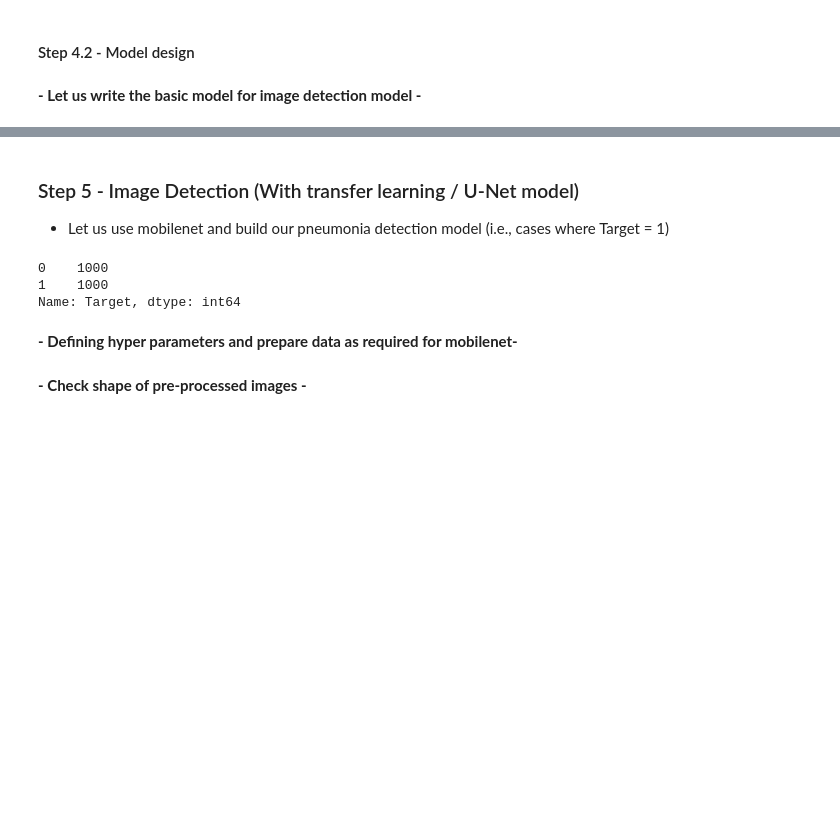
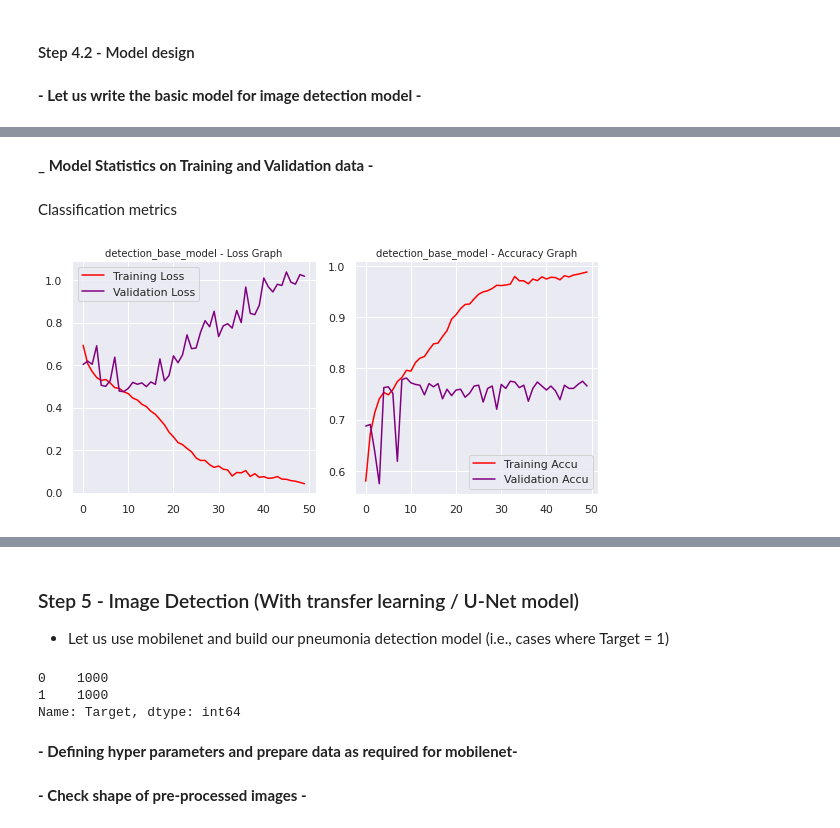
Before and after one commit to singhalgagan1/GreatLearningCapstoneProject, a Jupyter notebook: Practice/Karthik/Capstone_PneumoniaDetection_KarthikSanthanam.ipynb, the cells around one changed output, grey strips where cells are left out. Cells and saved outputs as stored; diff of their text form; code cells hidden in the pictures; blank space fills up the shorter version.

```diff
--- a/Practice/Karthik/Capstone_PneumoniaDetection_KarthikSanthanam.ipynb
+++ b/Practice/Karthik/Capstone_PneumoniaDetection_KarthikSanthanam.ipynb
@@ -1358,7 +1403,7 @@ tensorflow.random.set_seed(1)
 
 # import tensorflow.keras.layers.Input
 from tensorflow.keras.layers import Input
-from tensorflow.keras.optimizers import SGD
+from tensorflow.keras.optimizers import Adagrad
 
 def create_model():
 
@@ -1392,15 +1437,15 @@ def create_model():
     #Fully connected layer for Bounding Box detection (Regression)
     bb_reg = BatchNormalization()(flatten)
     bb_reg = Dense(256, activation='relu')(bb_reg)
-    bb_reg = Dropout(0.2)(bb_reg)
+    bb_reg = Dropout(0.5)(bb_reg)
 
     bb_reg = BatchNormalization()(bb_reg)
     bb_reg = Dense(128, activation='relu')(bb_reg)
-    bb_reg = Dropout(0.2)(bb_reg)
+    bb_reg = Dropout(0.5)(bb_reg)
 
     bb_reg = BatchNormalization()(bb_reg)
     bb_reg = Dense(64, activation='relu')(bb_reg)
-    bb_reg = Dropout(0.2)(bb_reg)
+    bb_reg = Dropout(0.5)(bb_reg)
 
     bb_reg = BatchNormalization()(bb_reg)
     bb_reg = Dense(32, activation='relu')(bb_reg)
@@ -1409,15 +1454,15 @@ def create_model():
     #Fully connected layer for anamoly detection (Classification)
     target_classn = BatchNormalization()(flatten)
     target_classn = Dense(256, activation='relu')(target_classn)
-    target_classn = Dropout(0.2)(target_classn)
+    target_classn = Dropout(0.5)(target_classn)
 
     target_classn = BatchNormalization()(target_classn)
     target_classn = Dense(128, activation='relu')(target_classn)
-    target_classn = Dropout(0.2)(target_classn)
+    target_classn = Dropout(0.5)(target_classn)
 
     target_classn = BatchNormalization()(target_classn)
     target_classn = Dense(64, activation='relu')(target_classn)
-    target_classn = Dropout(0.2)(target_classn)
+    target_classn = Dropout(0.5)(target_classn)
 
     target_classn = BatchNormalization()(target_classn)
     target_classn = Dense(32, activation='relu')(target_classn)
@@ -1460,7 +1505,7 @@ callbacks = [
 ]
 
 # Initialize Optimizer
-optimizer = SGD(lr = 0.01, momentum = 0.9)
+optimizer = Adagrad(lr = 0.01)
 
 # Compile the model
 model.compile(optimizer = optimizer, loss = losses, loss_weights = loss_weights, metrics = metrics)
@@ -1485,0 +1569,23 @@ history = model.fit(x = X_train,
+# %% [markdown]
+**_ Model Statistics on Training and Validation data -**
+# %% [markdown]
+Classification metrics
+# %%
+f, ax = plt.subplots(nrows=1, ncols=2, figsize=(8,4))
+
+plt.title('Image Classification Plots')
+
+ax[0].set_title("detection_base_model - Loss Graph", fontsize=10)
+ax[0].plot(history.history["Target_Classification_Head_loss"], color='red')
+ax[0].plot(history.history["val_Target_Classification_Head_loss"], color='purple')
+ax[0].legend(["Training Loss", "Validation Loss"], loc='best')
+
+ax[1].set_title("detection_base_model - Accuracy Graph", fontsize=10)
+ax[1].plot(history.history["Target_Classification_Head_accuracy"], color='red')
+ax[1].plot(history.history["val_Target_Classification_Head_accuracy"], color='purple')
+ax[1].legend(["Training Accu", "Validation Accu"], loc='best')
+
+plt.tight_layout()
+plt.show()
+# %% [output]
+[figure, added]
```
Also changed, not shown: parts of 35 cells of this notebook.
